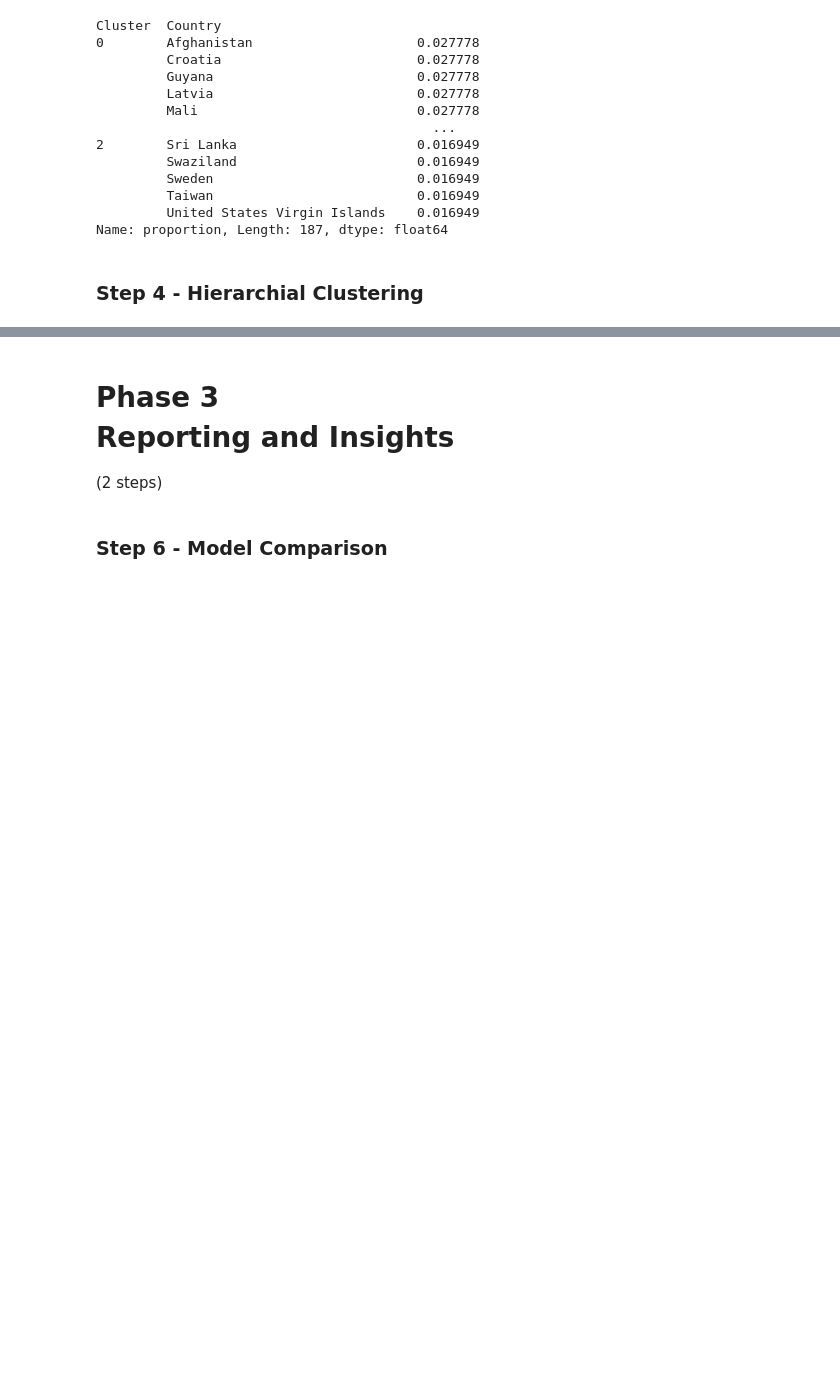
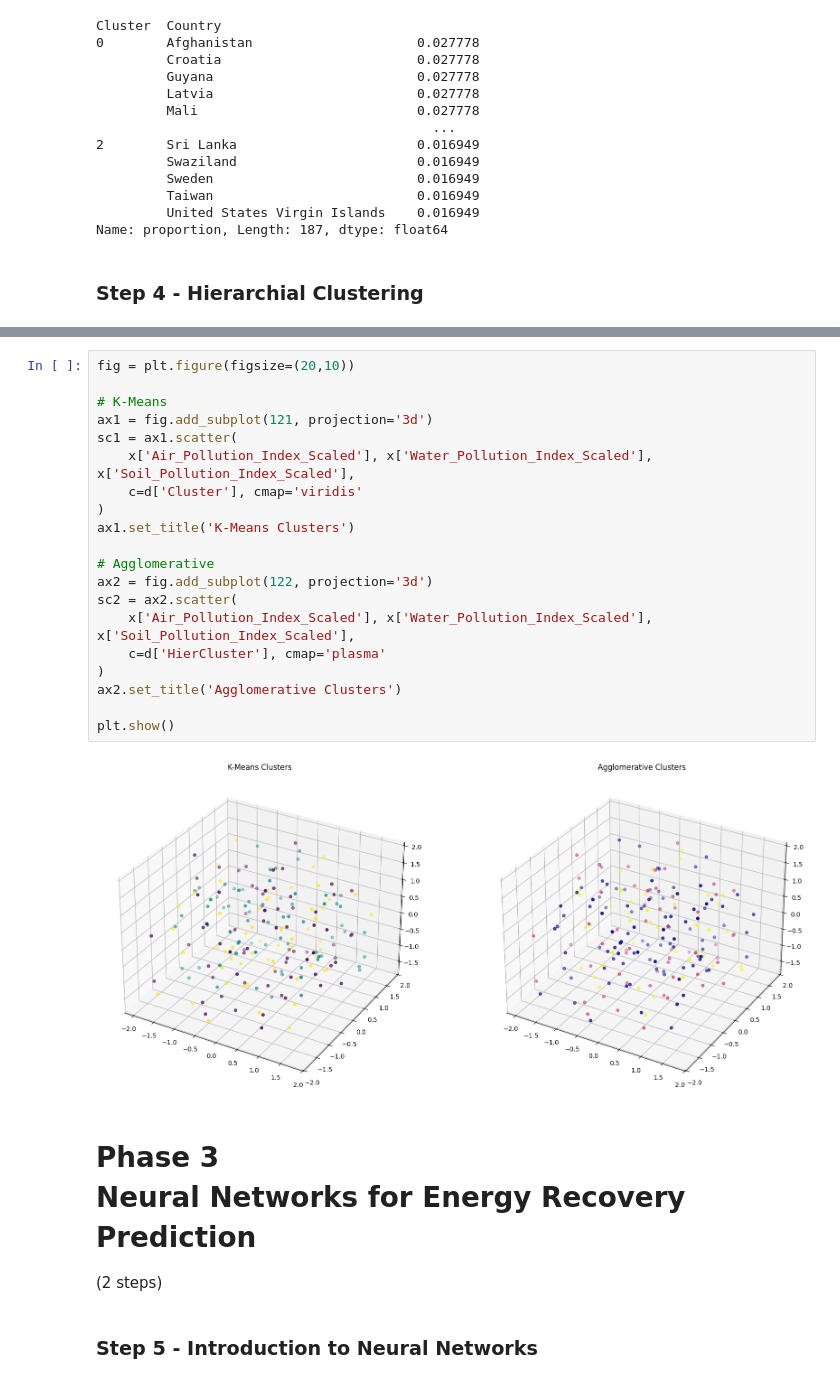
Before and after one commit to princypandya/Global-Pollution-Analysis-and-Energy-Recovery, a Jupyter notebook: Clustering_Neural_Network.ipynb, the cells around one changed output, grey strips where cells are left out. Saved outputs shown, nothing was run; the diff lists cells and outputs as text; blank space fills up the shorter version.

Commit message:
Phase 3 done

```diff
--- a/Clustering_Neural_Network.ipynb
+++ b/Clustering_Neural_Network.ipynb
@@ -274,5 +379,27 @@ Name: proportion, Length: 187, dtype: float64
+# %%
+fig = plt.figure(figsize=(20,10))
+
+# K-Means
+ax1 = fig.add_subplot(121, projection='3d')
+sc1 = ax1.scatter(
+    x['Air_Pollution_Index_Scaled'], x['Water_Pollution_Index_Scaled'], x['Soil_Pollution_Index_Scaled'],
+    c=d['Cluster'], cmap='viridis'
+)
+ax1.set_title('K-Means Clusters')
+
+# Agglomerative
+ax2 = fig.add_subplot(122, projection='3d')
+sc2 = ax2.scatter(
+    x['Air_Pollution_Index_Scaled'], x['Water_Pollution_Index_Scaled'], x['Soil_Pollution_Index_Scaled'],
+    c=d['HierCluster'], cmap='plasma'
+)
+ax2.set_title('Agglomerative Clusters')
+
+plt.show()
+# %% [output]
+[figure, added]
 # %% [markdown]
-<h1>Phase 3<br>Reporting and Insights</h1>
+<h1>Phase 3<br>Neural Networks for Energy Recovery Prediction</h1>
 (2 steps)
 # %% [markdown]
-<h3>Step 6 - Model Comparison</h3>
+<h3>Step 5 - Introduction to Neural Networks</h3>
```
Also changed, not shown: parts of 25 cells of this notebook.
